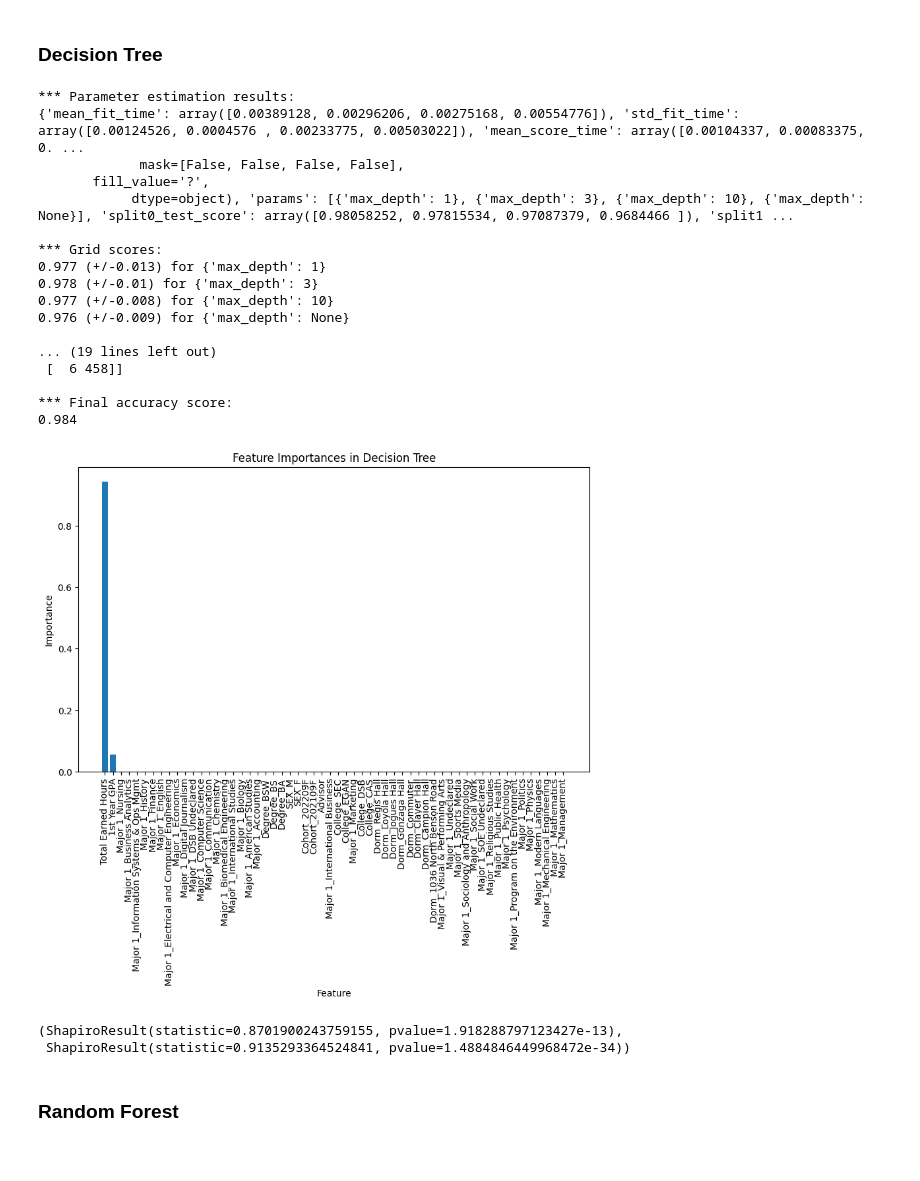
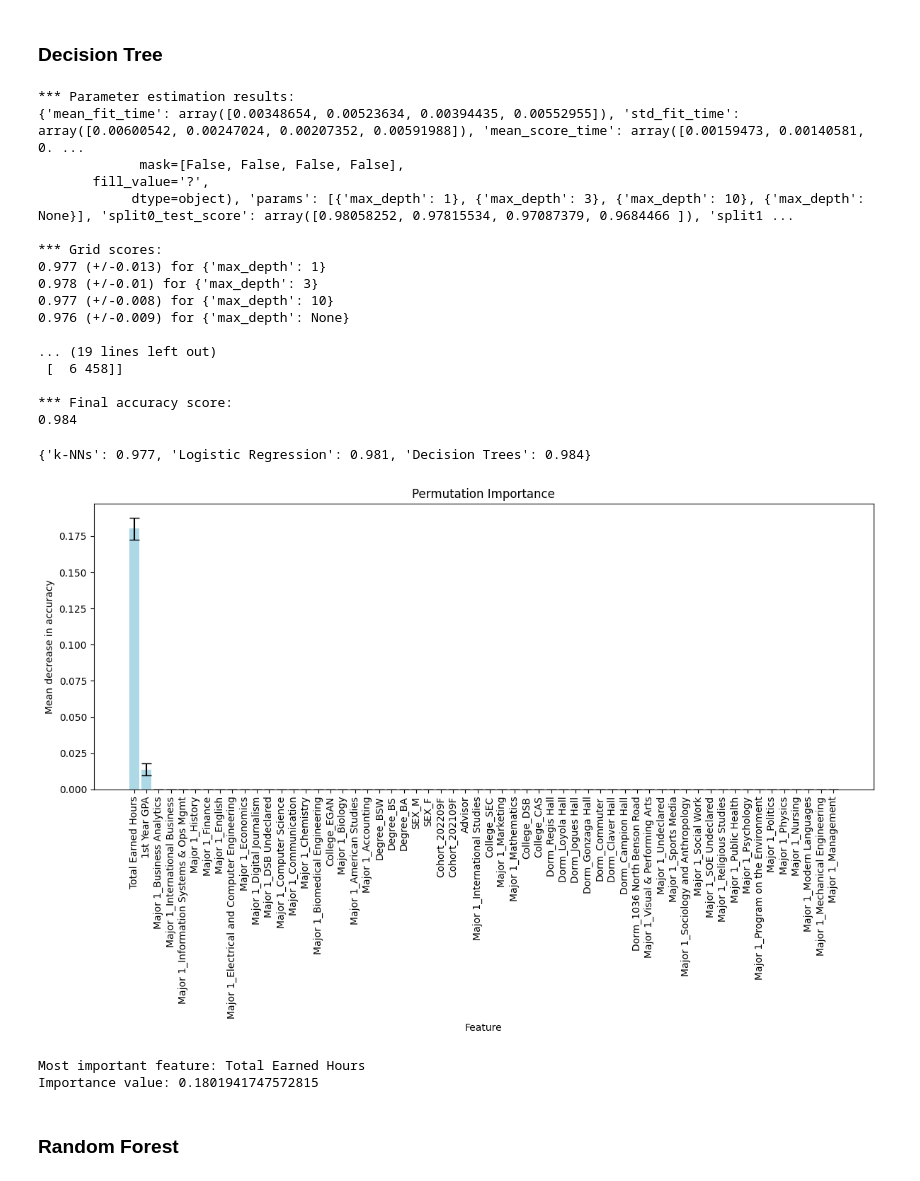
Before and after one commit to kflemming30/Student-Drop-Out-Prediction, a Jupyter notebook: DropOutAnalysis.ipynb, the cells around one changed output. Saved outputs shown, nothing was run; the diff lists cells and outputs as text; code cells hidden in the pictures.

```diff
--- a/DropOutAnalysis.ipynb
+++ b/DropOutAnalysis.ipynb
@@ -571,31 +614,9 @@ dtc = GridSearchCV(DecisionTreeClassifier(random_state=0), param_grid, cv=cv)
 dtc, score = train_test2(X_train, X_test, y_train, y_test, param_grid, dtc)
 summary["Decision Trees"] = score
 summary
-
-
-best_log_reg = dtc.best_estimator_
-importances = best_log_reg.feature_importances_
-
-indices = np.argsort(importances)[::-1]
-
-sorted_feature_names = [feature_names[i] for i in indices]
-
-plt.figure(figsize=(10, 6))
-plt.title('Feature Importances in Decision Tree')
-plt.bar(range(len(importances)), importances[indices], align='center')
-plt.xticks(range(len(importances)), sorted_feature_names, rotation=90)
-plt.xlabel('Feature')
-plt.ylabel('Importance')
-plt.show()
-
-# Most important feature
-max_coef_index = np.argmax(np.abs(importances))
-most_important_feature = features[max_coef_index]
-most_important_value = importances[max_coef_index]
-important_features['Decision Tree'] = (most_important_feature, most_important_value)
 # %% [output]
 *** Parameter estimation results:
-{'mean_fit_time': array([0.00389128, 0.00296206, 0.00275168, 0.00554776]), 'std_fit_time': array([0.00124526, 0.0004576 , 0.00233775, 0.00503022]), 'mean_score_time': array([0.00104337, 0.00083375, 0. ...
+{'mean_fit_time': array([0.00348654, 0.00523634, 0.00394435, 0.00552955]), 'std_fit_time': array([0.00600542, 0.00247024, 0.00207352, 0.00591988]), 'mean_score_time': array([0.00159473, 0.00140581, 0. ...
              mask=[False, False, False, False],
        fill_value='?',
             dtype=object), 'params': [{'max_depth': 1}, {'max_depth': 3}, {'max_depth': 10}, {'max_depth': None}], 'split0_test_score': array([0.98058252, 0.97815534, 0.97087379, 0.9684466 ]), 'split1 ...
@@ -611,18 +632,15 @@ important_features['Decision Tree'] = (most_important_feature, most_important_va
 
 *** Final accuracy score:
 0.984
-[figure, removed]
+{'k-NNs': 0.977, 'Logistic Regression': 0.981, 'Decision Trees': 0.984}
-# %%
-from scipy.stats import shapiro
-
-# Test for normality using Shapiro-Wilk test
-shapiro_0 = shapiro(retention_0.dropna())
-shapiro_1 = shapiro(retention_1.dropna())
-
-shapiro_0, shapiro_1
-# %% [output]
-(ShapiroResult(statistic=0.8701900243759155, pvalue=1.918288797123427e-13),
- ShapiroResult(statistic=0.9135293364524841, pvalue=1.4884846449968472e-34))
+# %%
+important_feature, importance_value = calculate_permutation_importance(dtc, X_test, y_test)
+print("Most important feature:", important_feature)
+print("Importance value:", importance_value)
+# %% [output]
+[figure, added]
+Most important feature: Total Earned Hours
+Importance value: 0.1801941747572815
 # %% [markdown]
 ### Random Forest
 # %%
```
Also changed, not shown: parts of 27 cells of this notebook.
